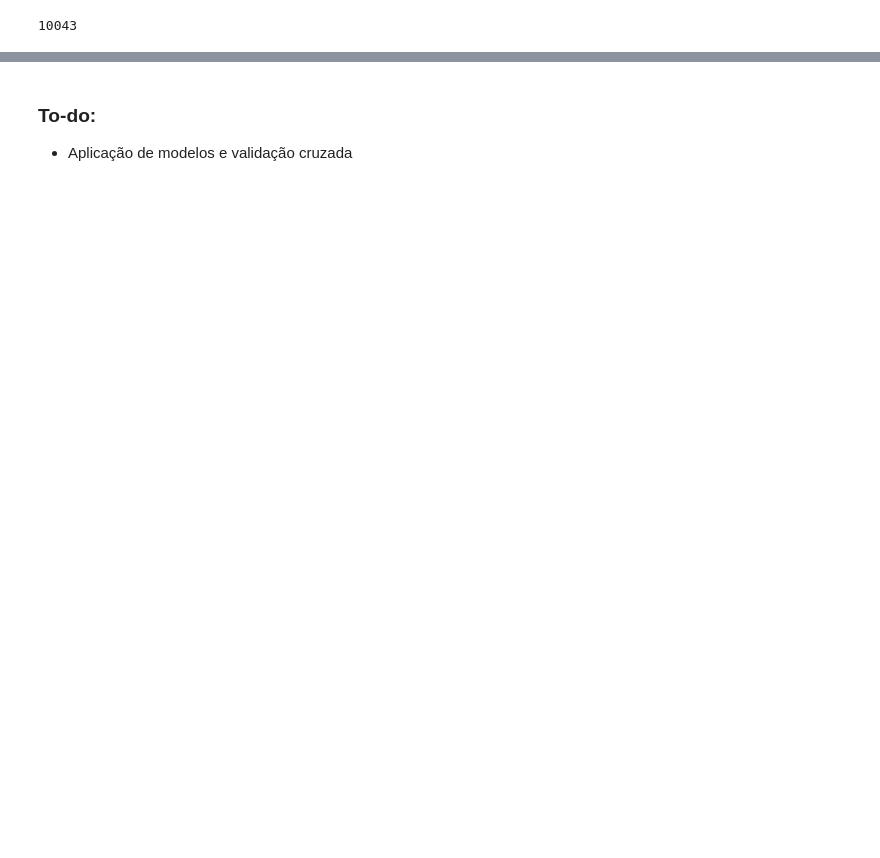
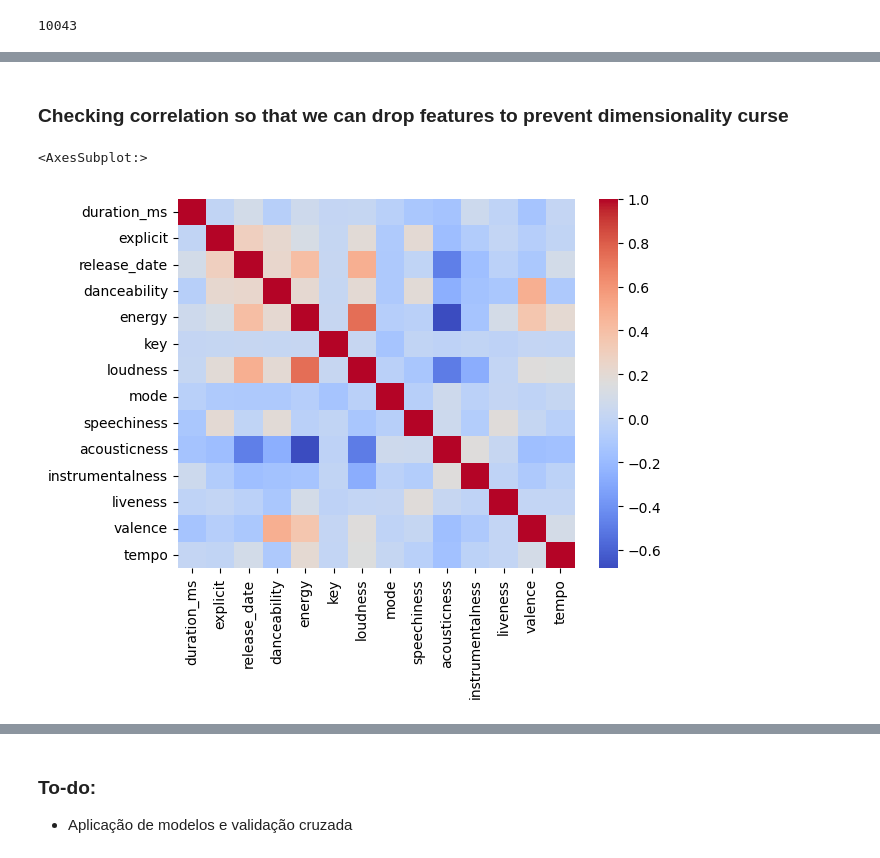
Before and after one commit to xRiku/gp-ufes, a Jupyter notebook: billboard_x_spotify.ipynb, the cells around one changed output, grey strips where cells are left out. Cells and saved outputs as stored; diff of their text form; code cells hidden in the pictures; blank space fills up the shorter version.

```diff
--- a/billboard_x_spotify.ipynb
+++ b/billboard_x_spotify.ipynb
@@ -299,0 +338,10 @@ concatened_df
+# %% [markdown]
+### Checking correlation so that we can drop features to prevent dimensionality curse
+# %%
+correlation_matrix = hit_song_X.corr()
+import seaborn as sns
+
+sns.heatmap(correlation_matrix, cmap="coolwarm")
+# %% [output]
+<AxesSubplot:>
+[figure, added]
```
Also changed, not shown: parts of 19 cells of this notebook.
